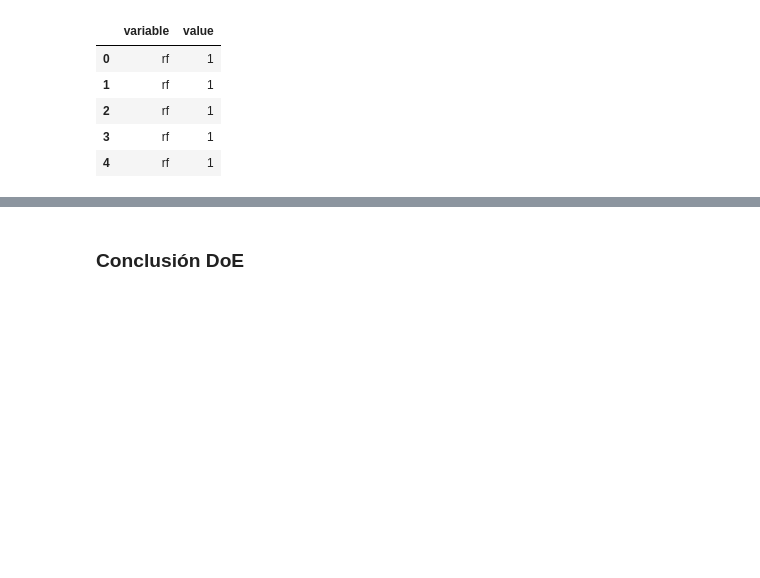
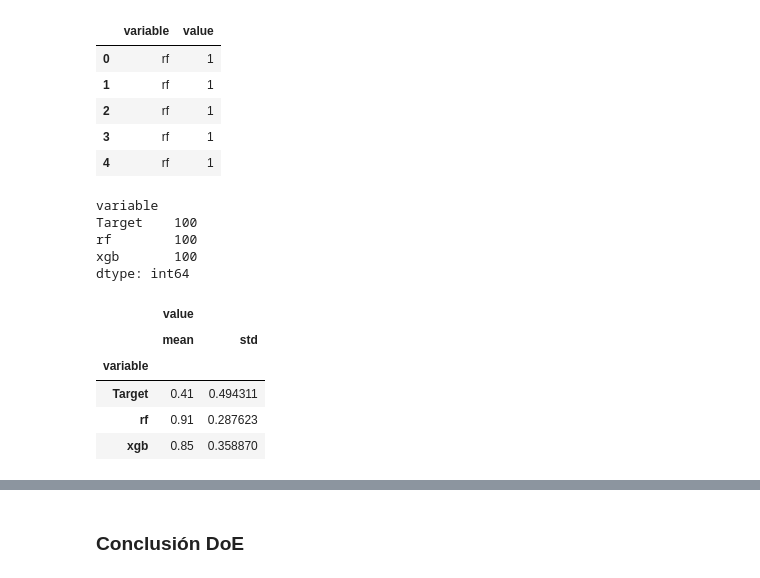
Before and after one commit to MaLuisa7/Machine_Learning_Lessons, a Jupyter notebook: stock_price_prediction_ML_20230312.ipynb, the cells around one changed output, grey strips where cells are left out. Drawn from its saved outputs; the diff is of its cells as text; code cells hidden in the pictures; blank space fills up the shorter version.

```diff
--- a/stock_price_prediction_ML_20230312.ipynb
+++ b/stock_price_prediction_ML_20230312.ipynb
@@ -499,5 +429,22 @@ predicciones2.head()
 | 2 | rf | 1 |
 | 3 | rf | 1 |
 | 4 | rf | 1 |
+# %%
+predicciones2.groupby('variable').size()
+# %% [output]
+variable
+Target    100
+rf        100
+xgb       100
+dtype: int64
+# %%
+predicciones2.groupby('variable').agg(['mean', 'std'])
+# %% [output]
+|  | value |  |
+|  | mean | std |
+| variable |  |  |
+| Target | 0.41 | 0.494311 |
+| rf | 0.91 | 0.287623 |
+| xgb | 0.85 | 0.358870 |
 # %%
 fig, ax = plt.subplots(1, 1, figsize=(8, 4))
```
Also changed, not shown: parts of 27 cells of this notebook.
